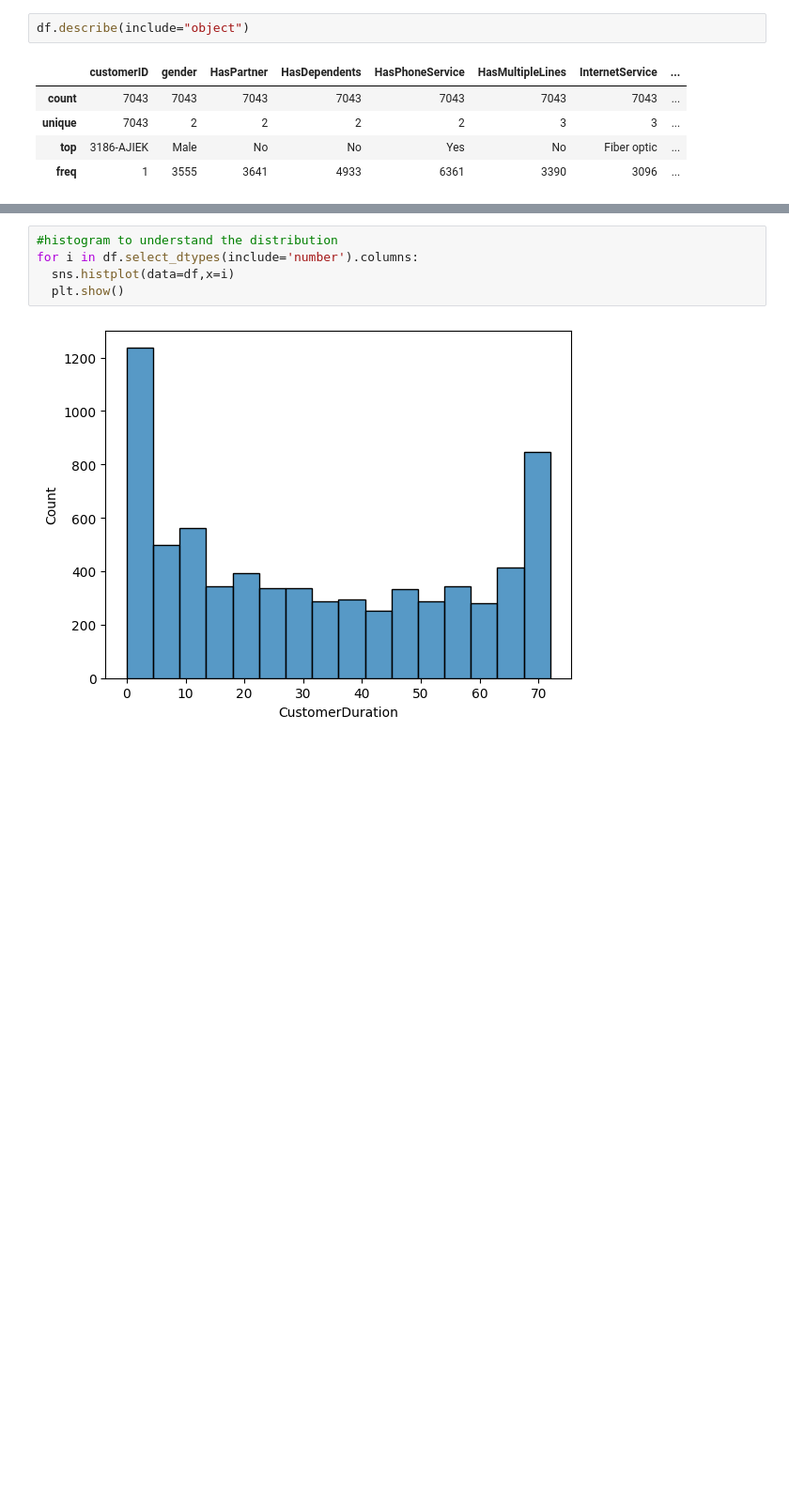
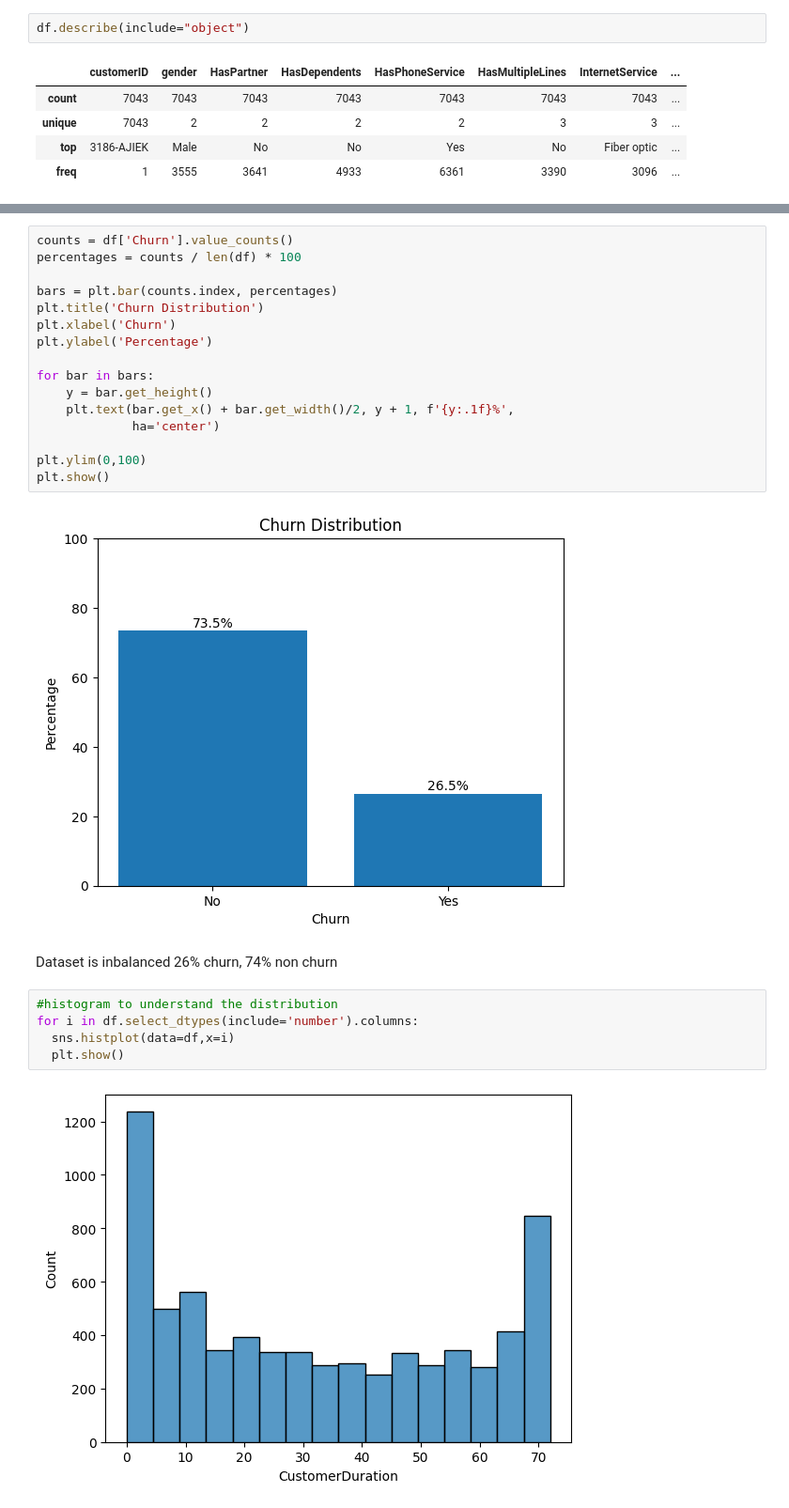
Before and after one commit to anudaindu/CM2604_Telco_Churn_Anuda, a Jupyter notebook: AnudaTelco.ipynb, the cells around one changed output, grey strips where cells are left out. Shown at 94% size. Drawn from its saved outputs; the diff is of its cells as text; blank space fills up the shorter version.

```diff
--- a/AnudaTelco.ipynb
+++ b/AnudaTelco.ipynb
@@ -208,3 +200,24 @@ df.describe(include="object")
+# %%
+counts = df['Churn'].value_counts()
+percentages = counts / len(df) * 100
+
+bars = plt.bar(counts.index, percentages)
+plt.title('Churn Distribution')
+plt.xlabel('Churn')
+plt.ylabel('Percentage')
+
+for bar in bars:
+    y = bar.get_height()
+    plt.text(bar.get_x() + bar.get_width()/2, y + 1, f'{y:.1f}%',
+             ha='center')
+
+plt.ylim(0,100)
+plt.show()
+# %% [output]
+[figure, added]
+# %% [markdown]
+Dataset is inbalanced
+26% churn, 74% non churn
 # %%
 #histogram to understand the distribution
 for i in df.select_dtypes(include='number').columns:
```
Also changed, not shown: parts of 20 cells of this notebook.
